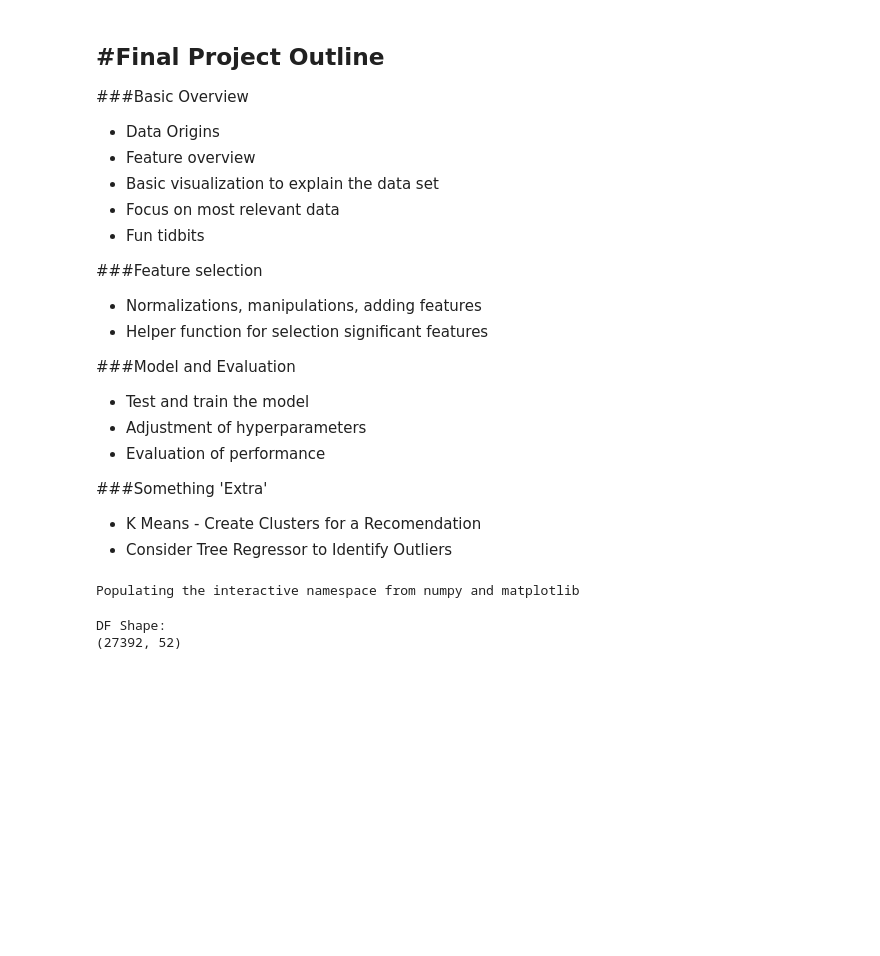
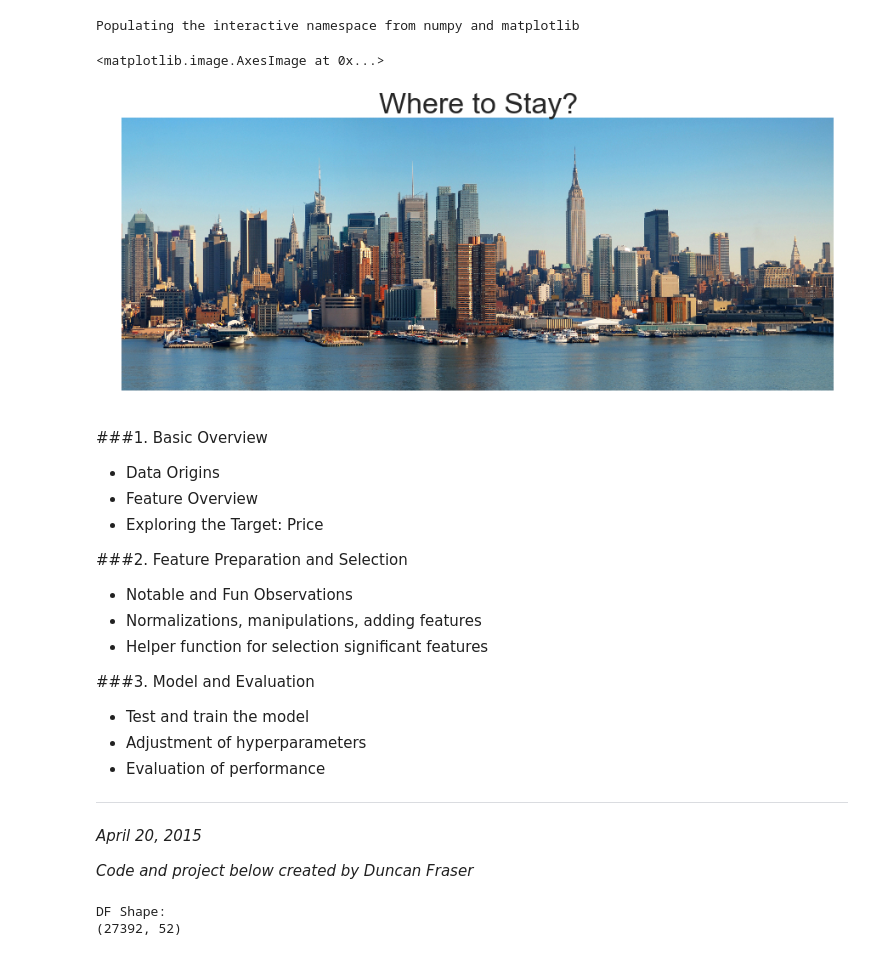
Before and after one commit to duncancfraser/GA_DS18, a Jupyter notebook: Project/Exploration/AirBnB NYC Final.ipynb, the cells around one changed output. Drawn from its saved outputs; the diff is of its cells as text; code cells hidden in the pictures; blank space fills up the shorter version.

```diff
--- a/Project/Exploration/AirBnB NYC Final.ipynb
+++ b/Project/Exploration/AirBnB NYC Final.ipynb
@@ -1,40 +1,49 @@
+# %%
+#Library Imports
+%pylab inline
+
+import numpy as np
+import pandas as pd
+from matplotlib import pyplot as plt
+import seaborn as sns
+
+##Set Seaborn Style
+sns.set_style('whitegrid')
+plt.rcParams['figure.figsize'] = (15, 12)
+plt.rcParams['figure.dpi'] = (120)
+pd.set_option('display.max_colwidth',52)
+
+##Create Title with image
+d_loc = '../../../Data/NYC/'
+img = plt.imread(d_loc+'nyc_skyline.jpg')
+plt.title('Where to Stay?', fontsize=34)
+plt.axis('off')
+imshow(img)
+# %% [output]
+Populating the interactive namespace from numpy and matplotlib
+<matplotlib.image.AxesImage at 0x...>
+[figure, added]
 # %% [markdown]
-#Final Project Outline
---------------------------------------------
-###Basic Overview
+###1. Basic Overview
 * Data Origins
-* Feature overview
-* Basic visualization to explain the data set
-* Focus on most relevant data
-* Fun tidbits
+* Feature Overview
+* Exploring the Target: Price
 
-###Feature selection
+
+###2. Feature Preparation and Selection
+* Notable and Fun Observations
 * Normalizations, manipulations, adding features
 * Helper function for selection significant features
 
-###Model and Evaluation
+###3. Model and Evaluation
 * Test and train the model
 * Adjustment of hyperparameters
 * Evaluation of performance
 
-###Something 'Extra'
-* K Means - Create Clusters for a Recomendation
-* Consider Tree Regressor to Identify Outliers
+--------------------------
+*April 20, 2015*
+
+*Code and project below created by Duncan Fraser*
-# %%
-##Imports and Plot Parameters
-%pylab inline
-
-import numpy as np
-import pandas as pd
-from matplotlib import pyplot as plt
-import seaborn as sns
-
-sns.set_style('whitegrid')
-plt.rcParams['figure.figsize'] = (15, 12)
-plt.rcParams['figure.dpi'] = (120)
-pd.set_option('display.max_colwidth',52)
-# %% [output]
-Populating the interactive namespace from numpy and matplotlib
 # %%
 ##The Raw Dataset
 d_loc = '../../../Data/NYC/'
```
Also changed, not shown: parts of 34 cells of this notebook.
